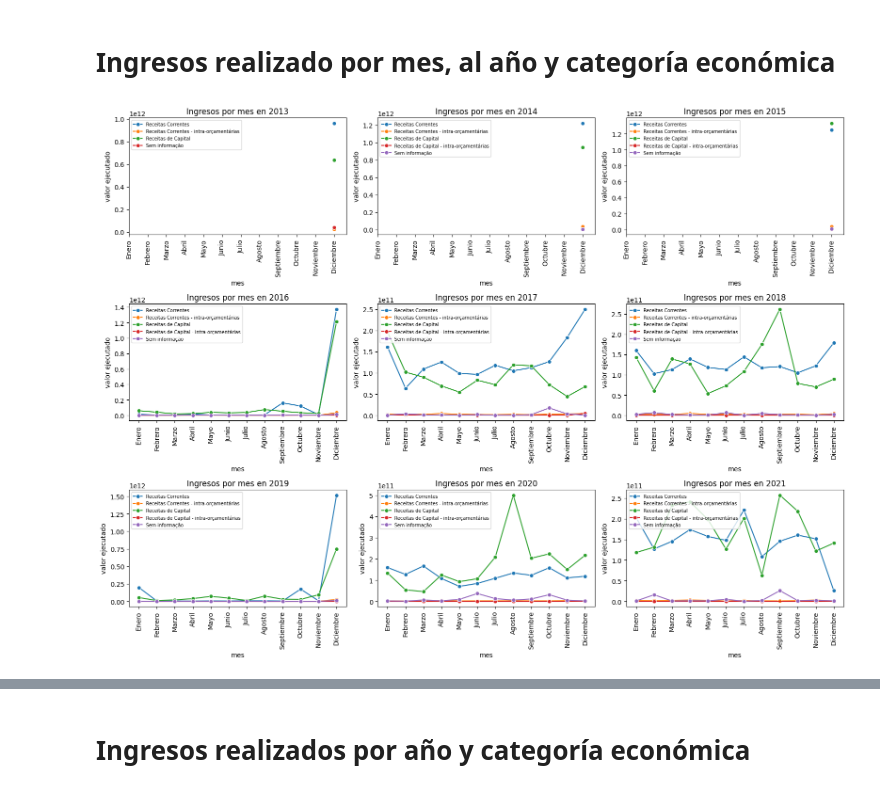
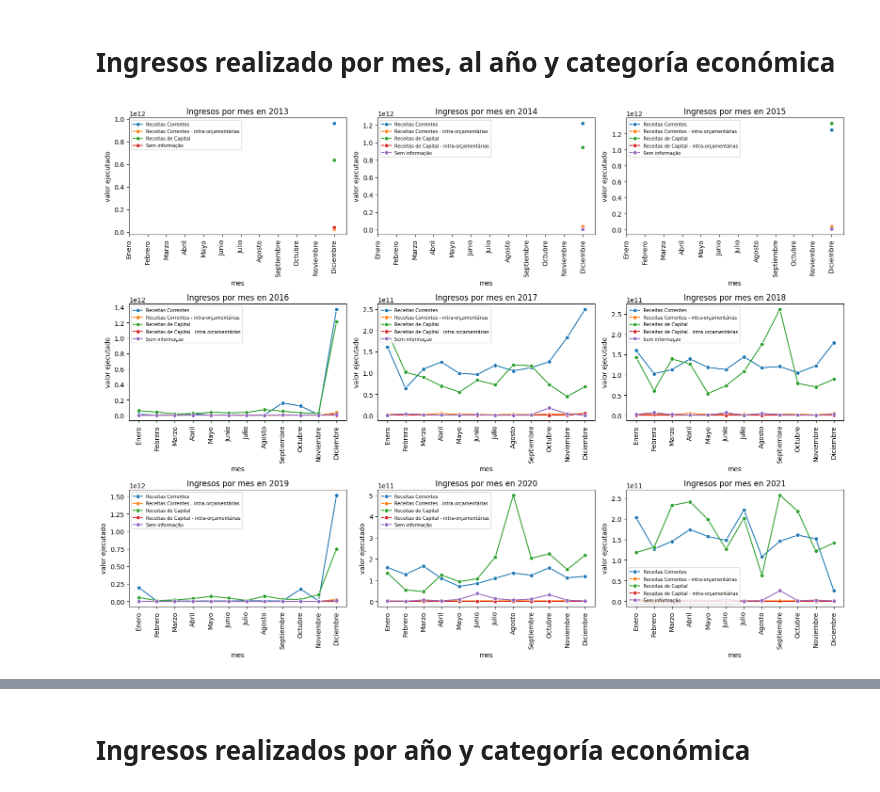
Before and after one commit to apelsito/Proyecto2-EDA-Ingresos-Brasil, a Jupyter notebook: jupyter_notebooks/03_EDA.ipynb, the cells around one changed output, grey strips where cells are left out. Saved outputs shown, nothing was run; the diff lists cells and outputs as text; code cells hidden in the pictures.

Commit message:
EDA terminado pasamos a plots

```diff
--- a/jupyter_notebooks/03_EDA.ipynb
+++ b/jupyter_notebooks/03_EDA.ipynb
@@ -205,32 +223,32 @@ axes[1].set_xticks(rotation= 90,ticks=[1,2,3,4,5,6,7,8,9,10,11,12],labels=["Ener
 axes[1].legend(fontsize=7, loc='upper left')
 sns.lineplot(x="mes", y="valor ejecutado", hue="categoría económica", data=año2015, marker="o",ax=axes[2])
 axes[2].set_title("Ingresos por mes en 2015")
 axes[2].set_xticks(rotation= 90,ticks=[1,2,3,4,5,6,7,8,9,10,11,12],labels=["Enero","Febrero","Marzo","Abril","Mayo","Junio","Julio","Agosto","Septiembre","Octubre","Noviembre","Diciembre"])
 axes[2].legend(fontsize=7, loc='upper left')
 sns.lineplot(x="mes", y="valor ejecutado", hue="categoría económica", data=año2016, marker="o",ax=axes[3])
 axes[3].set_title("Ingresos por mes en 2016")
 axes[3].set_xticks(rotation= 90,ticks=[1,2,3,4,5,6,7,8,9,10,11,12],labels=["Enero","Febrero","Marzo","Abril","Mayo","Junio","Julio","Agosto","Septiembre","Octubre","Noviembre","Diciembre"])
 axes[3].legend(fontsize=7, loc='upper left')
 sns.lineplot(x="mes", y="valor ejecutado", hue="categoría económica", data=año2017, marker="o",ax=axes[4])
 axes[4].set_title("Ingresos por mes en 2017")
 axes[4].set_xticks(rotation= 90,ticks=[1,2,3,4,5,6,7,8,9,10,11,12],labels=["Enero","Febrero","Marzo","Abril","Mayo","Junio","Julio","Agosto","Septiembre","Octubre","Noviembre","Diciembre"])
 axes[4].legend(fontsize=7, loc='upper left')
 sns.lineplot(x="mes", y="valor ejecutado", hue="categoría económica", data=año2018, marker="o",ax=axes[5])
 axes[5].set_title("Ingresos por mes en 2018")
 axes[5].set_xticks(rotation= 90,ticks=[1,2,3,4,5,6,7,8,9,10,11,12],labels=["Enero","Febrero","Marzo","Abril","Mayo","Junio","Julio","Agosto","Septiembre","Octubre","Noviembre","Diciembre"])
 axes[5].legend(fontsize=7, loc='upper left')
 sns.lineplot(x="mes", y="valor ejecutado", hue="categoría económica", data=año2019, marker="o",ax=axes[6])
 axes[6].set_title("Ingresos por mes en 2019")
 axes[6].set_xticks(rotation= 90,ticks=[1,2,3,4,5,6,7,8,9,10,11,12],labels=["Enero","Febrero","Marzo","Abril","Mayo","Junio","Julio","Agosto","Septiembre","Octubre","Noviembre","Diciembre"])
 axes[6].legend(fontsize=7, loc='upper left')
 sns.lineplot(x="mes", y="valor ejecutado", hue="categoría económica", data=año2020, marker="o",ax=axes[7])
 axes[7].set_title("Ingresos por mes en 2020")
 axes[7].set_xticks(rotation= 90,ticks=[1,2,3,4,5,6,7,8,9,10,11,12],labels=["Enero","Febrero","Marzo","Abril","Mayo","Junio","Julio","Agosto","Septiembre","Octubre","Noviembre","Diciembre"])
 axes[7].legend(fontsize=7, loc='upper left')
 sns.lineplot(x="mes", y="valor ejecutado", hue="categoría económica", data=año2021, marker="o",ax=axes[8])
 axes[8].set_title("Ingresos por mes en 2021")
 axes[8].set_xticks(rotation= 90,ticks=[1,2,3,4,5,6,7,8,9,10,11,12],labels=["Enero","Febrero","Marzo","Abril","Mayo","Junio","Julio","Agosto","Septiembre","Octubre","Noviembre","Diciembre"])
-axes[8].legend(fontsize=7, loc='upper left')
+axes[8].legend(fontsize=7, loc='lower left')
 plt.tight_layout()
 # %% [output]
-[figure, old version]
+[figure, new version]
```
Also changed, not shown: parts of 19 cells of this notebook.
